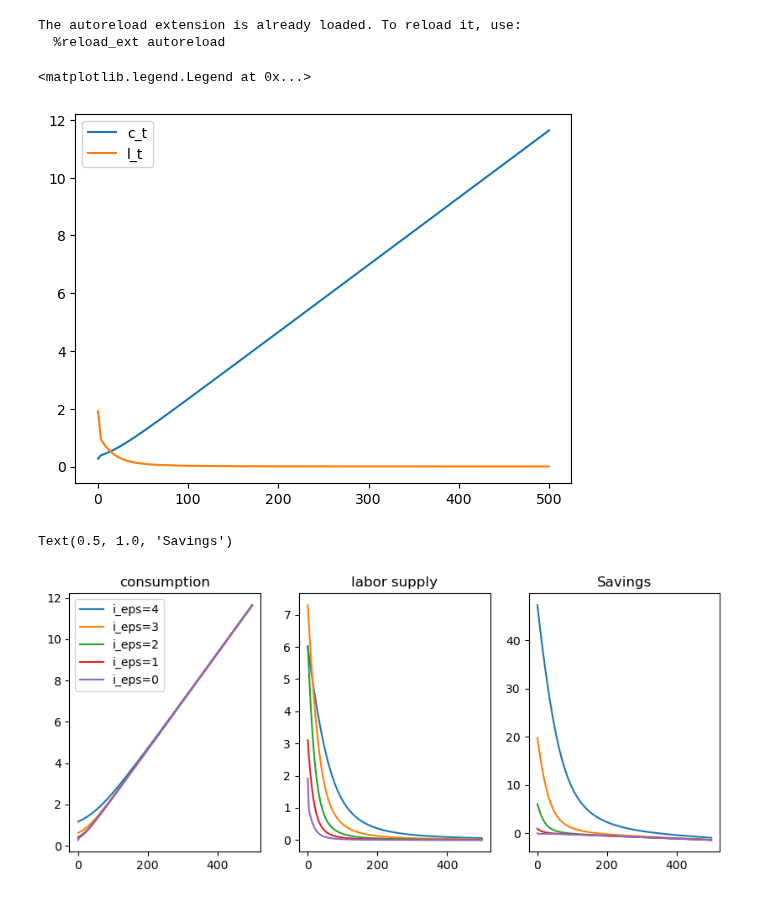
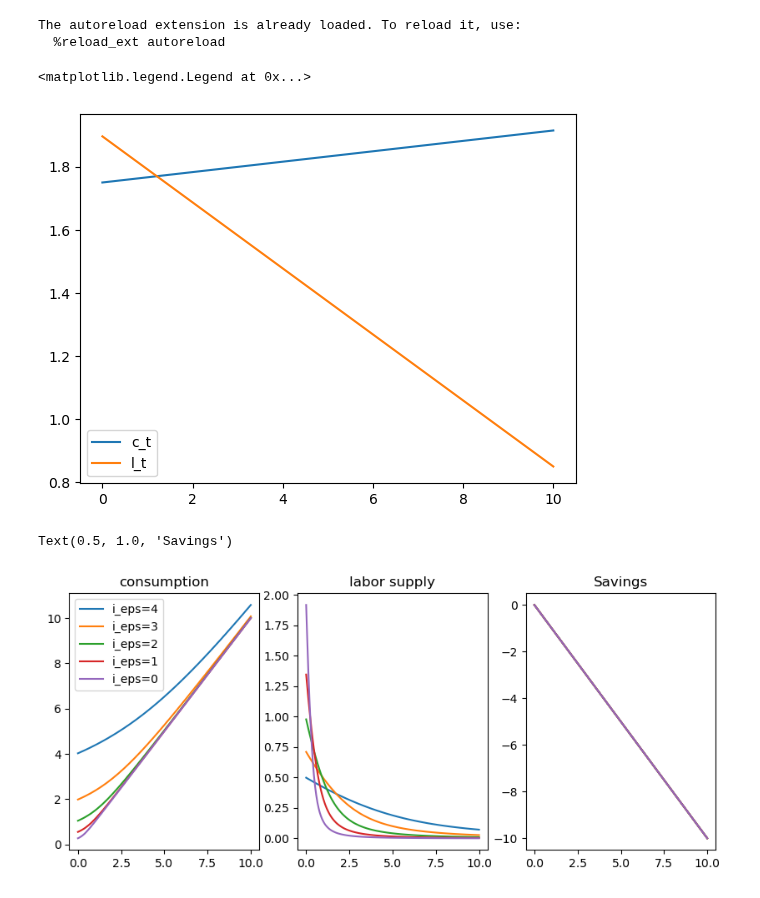
Before and after one commit to ansofol/DP_term_paper, a Jupyter notebook: working_stage/building_work_model.ipynb, the cells around one changed output. Cells and saved outputs as stored; diff of their text form; code cells hidden in the pictures.

```diff
--- a/working_stage/building_work_model.ipynb
+++ b/working_stage/building_work_model.ipynb
@@ -18,10 +18,10 @@ model.setup()
 
 model.par.Na = 100
 model.par.Ntypes = 1
-model.par.Tmax = 20
+model.par.Tmax = 5
 model.par.Smax = 2
 model.par.a_min = 0
-model.par.a_max = 500
+model.par.a_max = 10
 
 model.set_grids()
 
@@ -30,45 +30,45 @@ sol = model.sol
 # %%
 model.solve()
 # %%
-t = 10
-plt.plot(par.a_grid, sol.c[0,t,1,0,:,0],  label='c_t')
-plt.plot(par.a_grid, sol.ell[0,t,1, 0,:,0], label='l_t')
+t = 0
+plt.plot(par.a_grid, sol.c[0,t,1,0,:,4],  label='c_t')
+plt.plot(par.a_grid, sol.ell[0,t,1, 0,:,4], label='l_t')
 plt.legend()
 # seems about right
 # %% [output]
 <matplotlib.legend.Legend at 0x...>
-[figure, old version]
+[figure, new version]
 # %%
 # plot some policy functions, just to be sure
-t = 10
+t = -1
 edu = 0
 type = 0
 
 fig = plt.figure(figsize=(10,4))
 ax = fig.add_subplot(1,3,1)
 ax.plot(par.a_grid, sol.c[type, t, 1, edu, :, 4], label='i_eps=4')
 ax.plot(par.a_grid, sol.c[type, t, 1, edu, :, 3], label='i_eps=3')
 ax.plot(par.a_grid, sol.c[type, t, 1, edu, :, 2], label='i_eps=2')
 ax.plot(par.a_grid, sol.c[type, t, 1, edu, :, 1], label='i_eps=1')
 ax.plot(par.a_grid, sol.c[type, t, 1, edu, :, 0], label='i_eps=0')
 ax.set_title('consumption')
 ax.legend()
 
 ax = fig.add_subplot(1,3,2)
 ax.plot(par.a_grid, sol.ell[type, t, 1, edu, :, 4])
 ax.plot(par.a_grid, sol.ell[type, t, 1, edu, :, 3])
 ax.plot(par.a_grid, sol.ell[type, t, 1, edu, :, 2])
 ax.plot(par.a_grid, sol.ell[type, t, 1, edu, :, 1])
 ax.plot(par.a_grid, sol.ell[type, t, 1, edu, :, 0])
 ax.set_title('labor supply')
 
 ax = fig.add_subplot(1,3,3)
 ax.plot(par.a_grid, sol.a[type, t, 1, edu, :, 4]-par.a_grid)
 ax.plot(par.a_grid, sol.a[type, t, 1, edu, :, 3]-par.a_grid)
 ax.plot(par.a_grid, sol.a[type, t, 1, edu, :, 2]-par.a_grid)
 ax.plot(par.a_grid, sol.a[type, t, 1, edu, :, 1]-par.a_grid)
 ax.plot(par.a_grid, sol.a[type, t, 1, edu, :, 0]-par.a_grid)
 ax.set_title('Savings')
 # %% [output]
 Text(0.5, 1.0, 'Savings')
-[figure, old version]
+[figure, new version]
```
Also changed, not shown: 1 other file.
